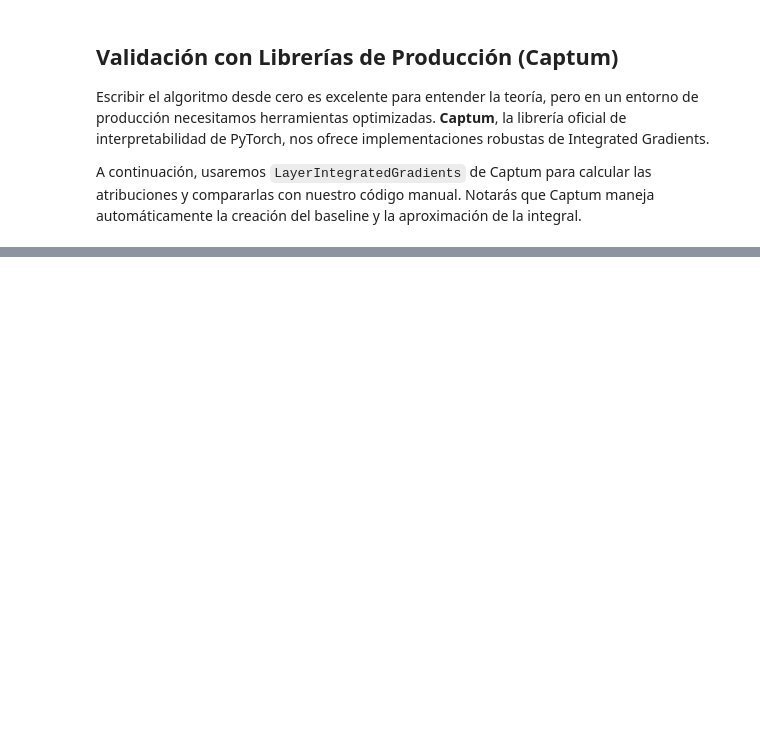
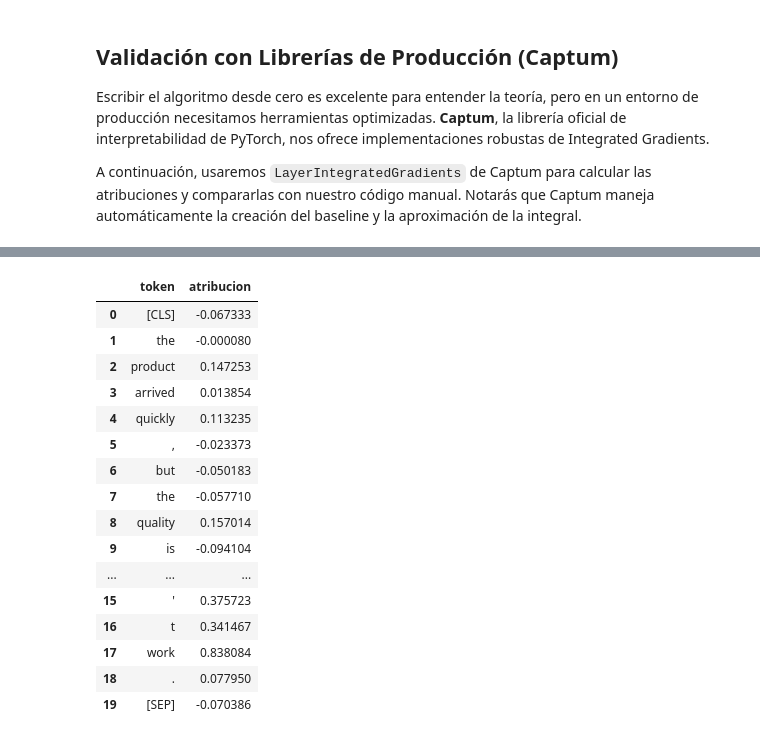
Before and after one commit to NadiaTamayo15/ColegiodeMatematicasBourbaki, a Jupyter notebook: Curso-Interpretabilidad/Semana02-IntegratedGradientDescents/O1-IntegratedGradientDescents.ipynb, the cells around one changed output, grey strips where cells are left out. Saved outputs shown, nothing was run; the diff lists cells and outputs as text; code cells hidden in the pictures; blank space fills up the shorter version.

```diff
--- a/Curso-Interpretabilidad/Semana02-IntegratedGradientDescents/O1-IntegratedGradientDescents.ipynb
+++ b/Curso-Interpretabilidad/Semana02-IntegratedGradientDescents/O1-IntegratedGradientDescents.ipynb
@@ -182,10 +359,9 @@ A continuación, usaremos `LayerIntegratedGradients` de Captum para calcular las
 from captum.attr import LayerIntegratedGradients
 from captum.attr import visualization as viz
 
-print("Calculando atribuciones con Captum...")
-
 # 1. Preparar la entrada
-texto_prueba = "El producto llegó rápido, pero la calidad es absolutamente terrible y no funciona."
+texto_prueba = "The product arrived quickly, but the quality is absolutely terrible and it doesn't work."
+clase_analizar = 0  # Analizar la clase NEGATIVE
 inputs = tokenizer(texto_prueba, return_tensors="pt")
 input_ids = inputs["input_ids"]
 attention_mask = inputs["attention_mask"]
@@ -199,19 +375,3 @@ def forward_func(input_ids, attention_mask):
 # 3. Inicializar LayerIntegratedGradients sobre la capa de embeddings
 capa_embeddings = model.get_input_embeddings()
 lig = LayerIntegratedGradients(forward_func, capa_embeddings)
-
-# 4. Calcular la atribución
-attributions, delta = lig.attribute(
-    inputs=input_ids,
-    additional_forward_args=(attention_mask,),
-    target=clase_analizar,
-    n_steps=50,
-    return_convergence_delta=True
-)
-
-# 5. Condensar valores por token con norma L2 (consistente con la version manual)
-# attributions shape: (1, num_tokens, embedding_dim)
-attributions_norm = torch.norm(attributions, dim=-1).squeeze(0).detach().numpy()
-
-print(f"Error de convergencia (Delta): {delta.item():.4f}")
-print("¡Cálculo completado!")
@@ -220,0 +435,32 @@ RuntimeError: The size of tensor a (28) must match the size of tensor b (768) at
+# %%
+# Si estás usando Captum:
+tokens = tokenizer.convert_ids_to_tokens(input_ids[0])
+clean_tokens = [t.replace("Ġ", "").replace("##", "") for t in tokens]
+
+# Atribución con signo por token (recomendada)
+attr_token = attributions.sum(dim=-1).squeeze(0).detach().cpu().numpy()
+
+df_token_attr = pd.DataFrame({
+    "token": clean_tokens,
+    "atribucion": attr_token
+})
+
+display(df_token_attr)
+# %% [output]
+|  | token | atribucion |
+| 0 | [CLS] | -0.067333 |
+| 1 | the | -0.000080 |
+| 2 | product | 0.147253 |
+| 3 | arrived | 0.013854 |
+| 4 | quickly | 0.113235 |
+| 5 | , | -0.023373 |
+| 6 | but | -0.050183 |
+| 7 | the | -0.057710 |
+| 8 | quality | 0.157014 |
+| 9 | is | -0.094104 |
+| ... | ... | ... |
+| 15 | ' | 0.375723 |
+| 16 | t | 0.341467 |
+| 17 | work | 0.838084 |
+| 18 | . | 0.077950 |
+| 19 | [SEP] | -0.070386 |
```
Also changed, not shown: parts of 21 cells of this notebook.
